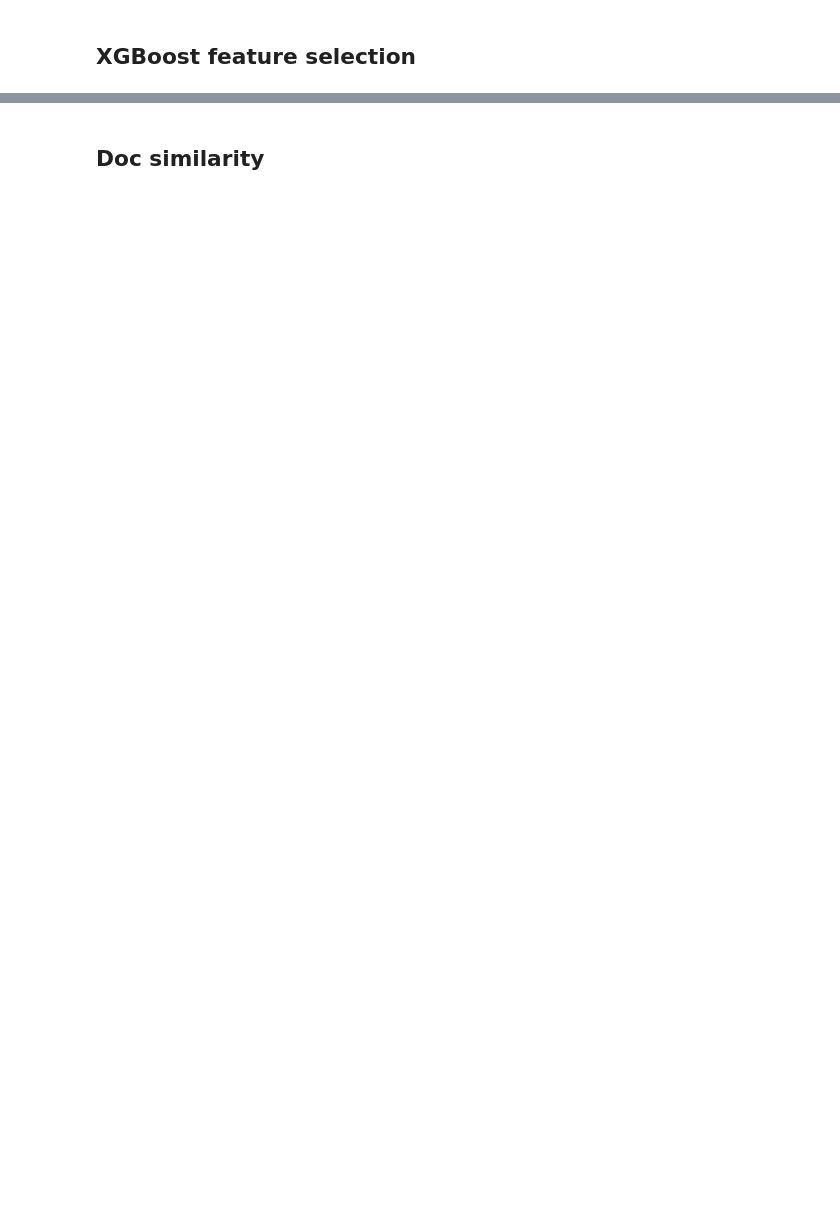
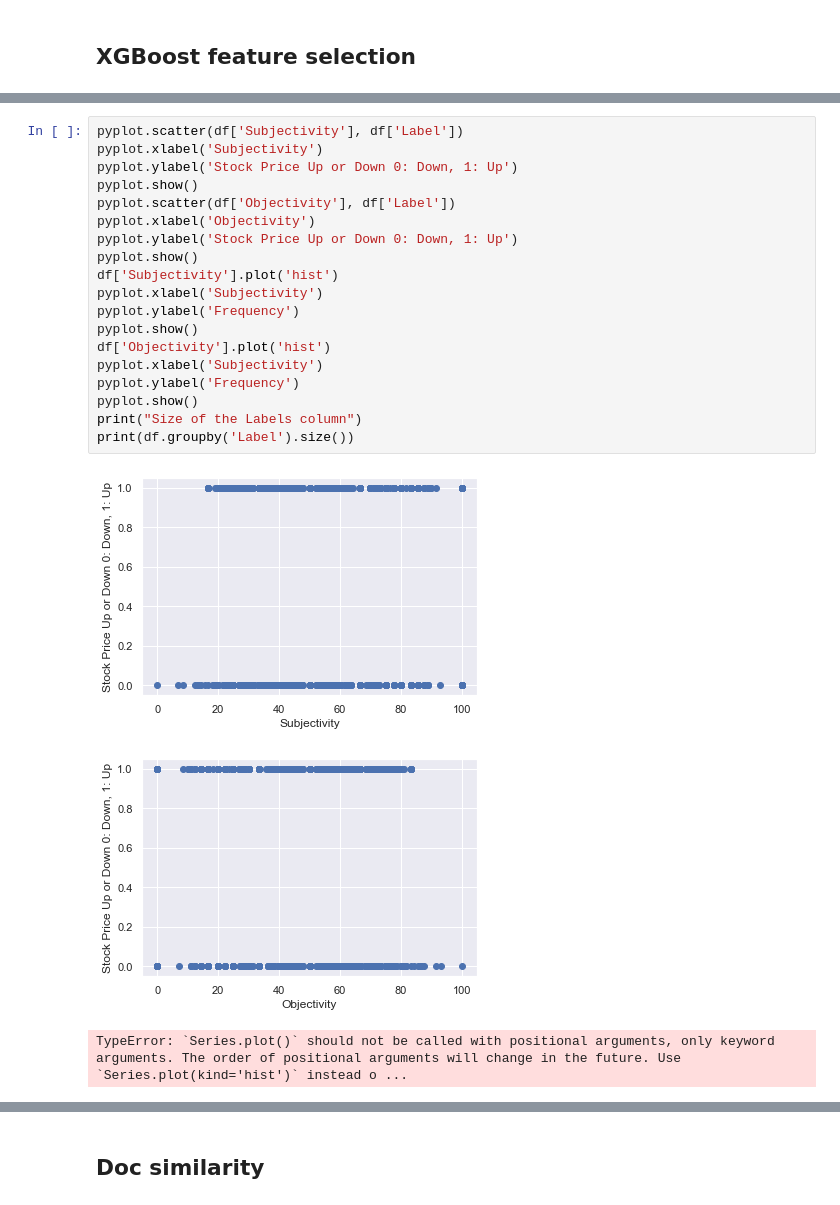
Before and after one commit to clairemalbrel/STOCK_PREDICT, a Jupyter notebook: Notebooks/Master_stock_prediction (1).ipynb, the cells around one changed output, grey strips where cells are left out. Cells and saved outputs as stored; diff of their text form; blank space fills up the shorter version.

```diff
--- a/Notebooks/Master_stock_prediction (1).ipynb
+++ b/Notebooks/Master_stock_prediction (1).ipynb
@@ -312,0 +217,23 @@ ValueError: Could not interpret input 'polarity'
+# %%
+pyplot.scatter(df['Subjectivity'], df['Label'])
+pyplot.xlabel('Subjectivity')
+pyplot.ylabel('Stock Price Up or Down 0: Down, 1: Up')
+pyplot.show()
+pyplot.scatter(df['Objectivity'], df['Label'])
+pyplot.xlabel('Objectivity')
+pyplot.ylabel('Stock Price Up or Down 0: Down, 1: Up')
+pyplot.show()
+df['Subjectivity'].plot('hist')
+pyplot.xlabel('Subjectivity')
+pyplot.ylabel('Frequency')
+pyplot.show()
+df['Objectivity'].plot('hist')
+pyplot.xlabel('Subjectivity')
+pyplot.ylabel('Frequency')
+pyplot.show()
+print("Size of the Labels column")
+print(df.groupby('Label').size())
+# %% [output]
+[figure, added]
+[figure, added]
+TypeError: `Series.plot()` should not be called with positional arguments, only keyword arguments. The order of positional arguments will change in the future. Use `Series.plot(kind='hist')` instead o ...
```
Also changed, not shown: parts of 87 cells of this notebook, 5 other files.
